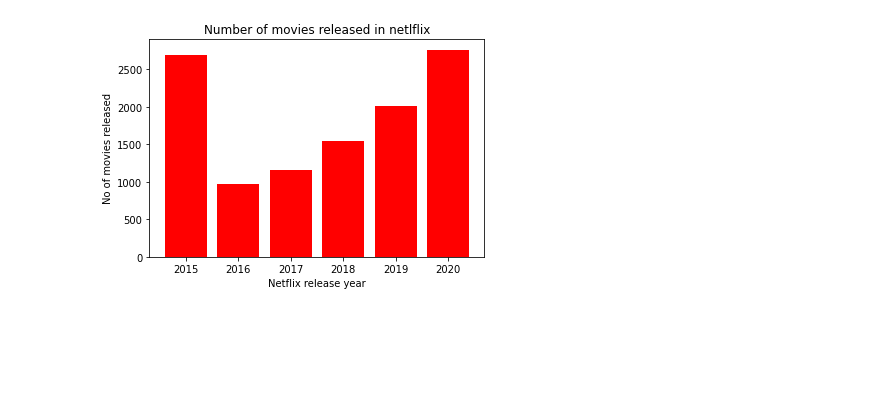
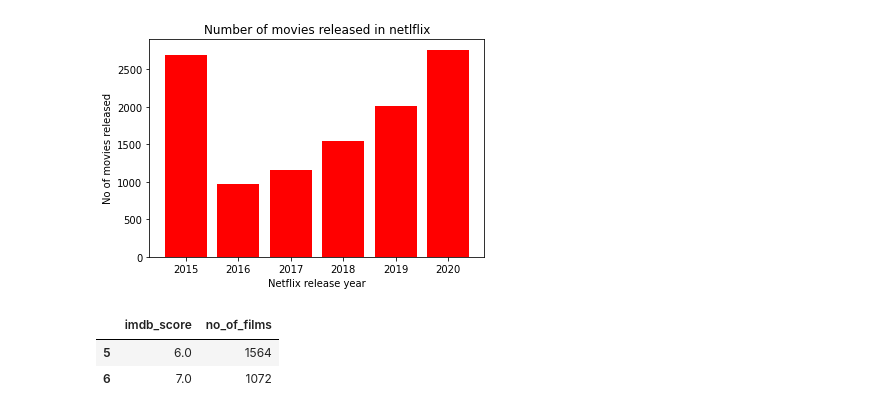
Before and after one commit to sowmyk92/flight, a Jupyter notebook: case/start.ipynb, the cells around one changed output. Drawn from its saved outputs; the diff is of its cells as text; code cells hidden in the pictures; blank space fills up the shorter version.

Commit message:
ratings

```diff
--- a/case/start.ipynb
+++ b/case/start.ipynb
@@ -338,3 +338,17 @@ plt.title("Number of movies released in netlflix")
 # %% [output]
 Text(0.5, 1.0, 'Number of movies released in netlflix')
 [figure]
+# %%
+imdb_df = movies_df[movies_df['imdb_score'] >0]
+imdb_df = imdb_df[['movie_id','imdb_score']]
+comedy_df = genre_df[(genre_df['comedy'] == 'Y')]
+
+genre_rating_df = pd.merge(comedy_df, imdb_df, on='movie_id',how='left')
+comedy_ratings = genre_rating_df[['movie_id','comedy','imdb_score']]
+
+comedy_ratings = comedy_ratings.groupby('imdb_score')['movie_id'].size().reset_index(name='no_of_films').sort_values(by="no_of_films",ascending = False)
+comedy_ratings[comedy_ratings['no_of_films']>1000]
+# %% [output]
+|  | imdb_score | no_of_films |
+| 5 | 6.0 | 1564 |
+| 6 | 7.0 | 1072 |
```
